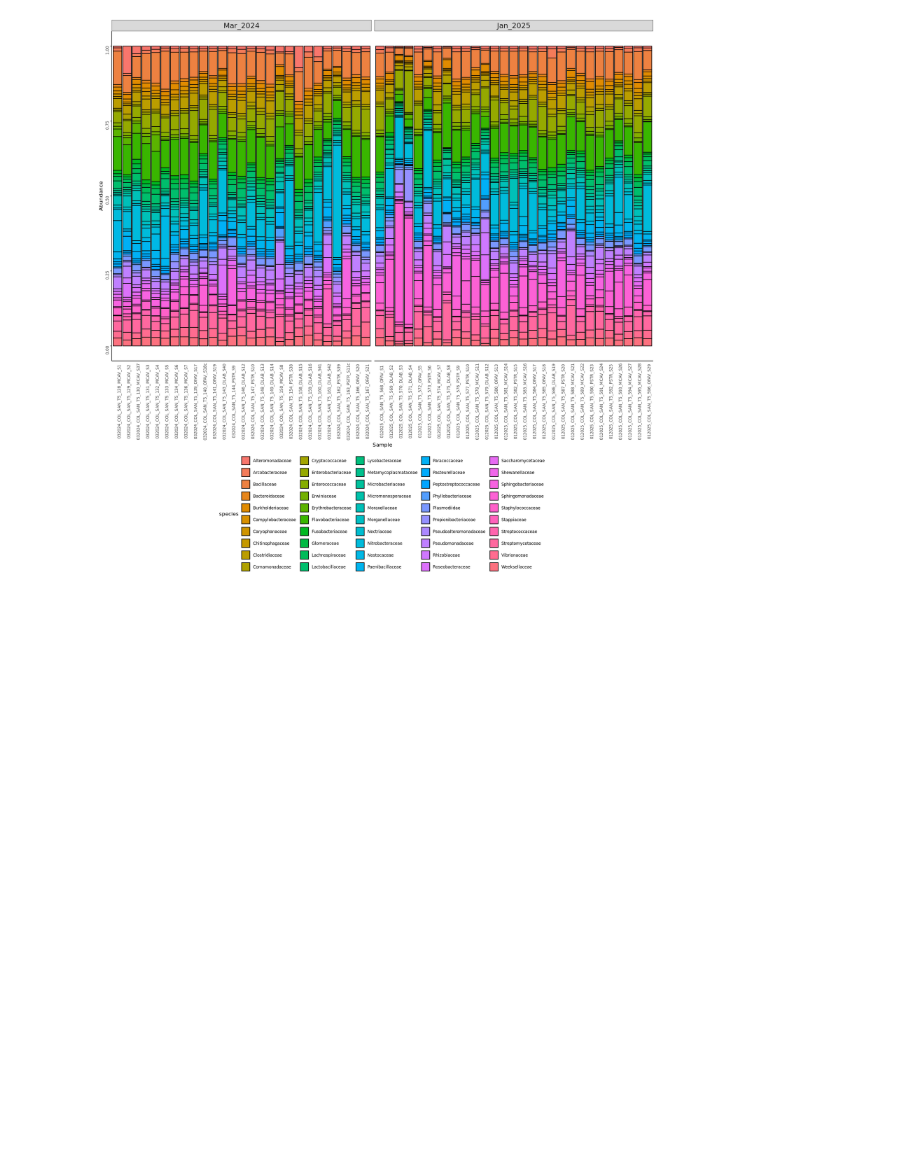
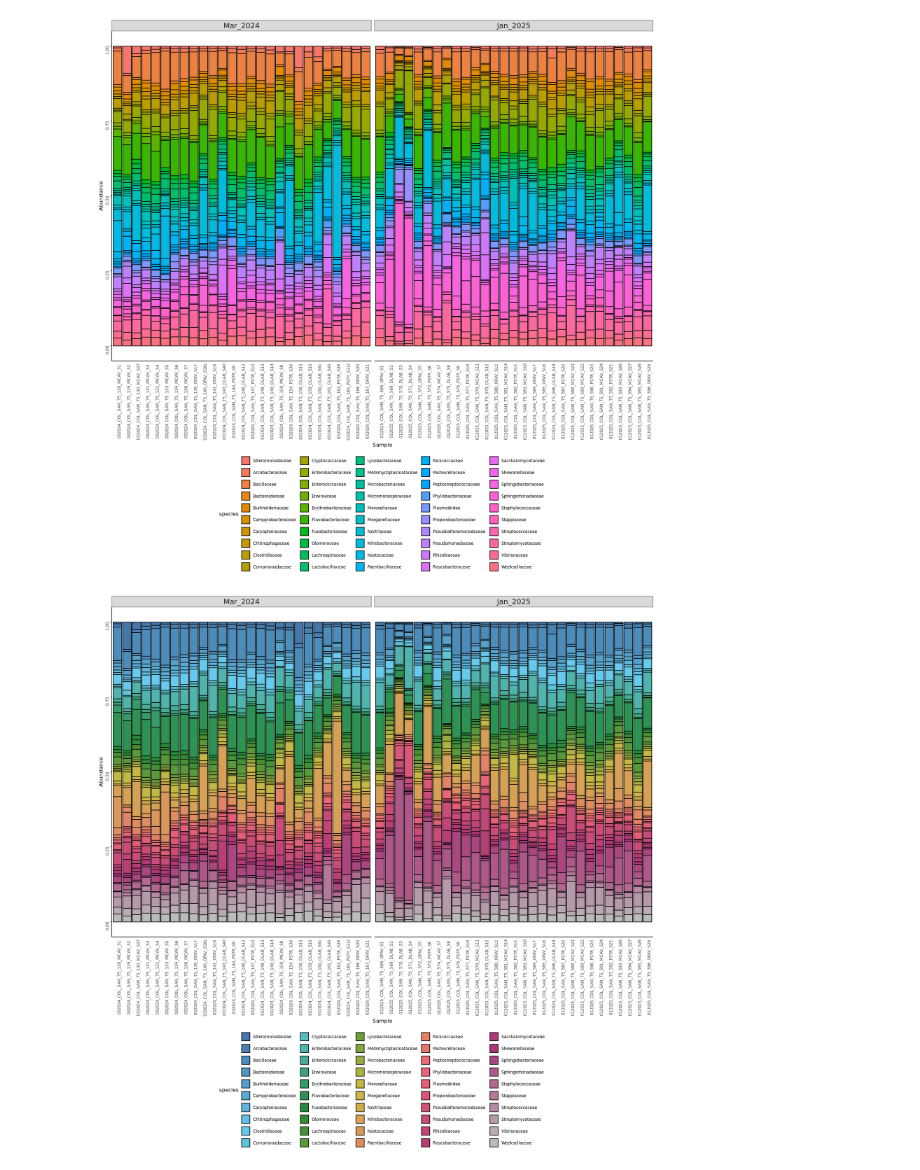
Before and after one commit to nikeaulrich/COL_metagenomics, a Jupyter notebook: COL_phyloseq_family_tax.ipynb, the cells around one changed output. Drawn from its saved outputs; the diff is of its cells as text; code cells hidden in the pictures; blank space fills up the shorter version.

Commit message:
higher res taxa plots and added family plot

```diff
--- a/COL_phyloseq_family_tax.ipynb
+++ b/COL_phyloseq_family_tax.ipynb
@@ -323,0 +376,18 @@ COL_f_all_50_rel_plot
+# %%
+#taxa plot top 100 families
+COL_f_all_50_rel_plot<-plot_bar(COL_f_all_rel,fill='species')+
+facet_grid(~Year_o, scales="free_x", space="free")+
+geom_bar(aes(fill=species), stat="identity", position="stack", color="black")+
+scale_fill_manual(values = colors_50) +
+theme_bw()+
+theme(legend.position="bottom", panel.border = element_blank(),
+          panel.grid.major.x = element_blank(),
+          panel.grid.minor.x = element_blank(),
+          panel.grid.major.y = element_blank(),
+          panel.grid.minor.y = element_blank(),
+          strip.text = element_text(size = 14),
+          axis.ticks.x=element_blank(), axis.line=element_line(color="black"), axis.text=element_text(angle=90),
+          text = element_text(size=10))
+COL_f_all_50_rel_plot
+# %% [output]
+[figure, added]
```
Also changed, not shown: parts of 6 cells of this notebook, 19 other files.
